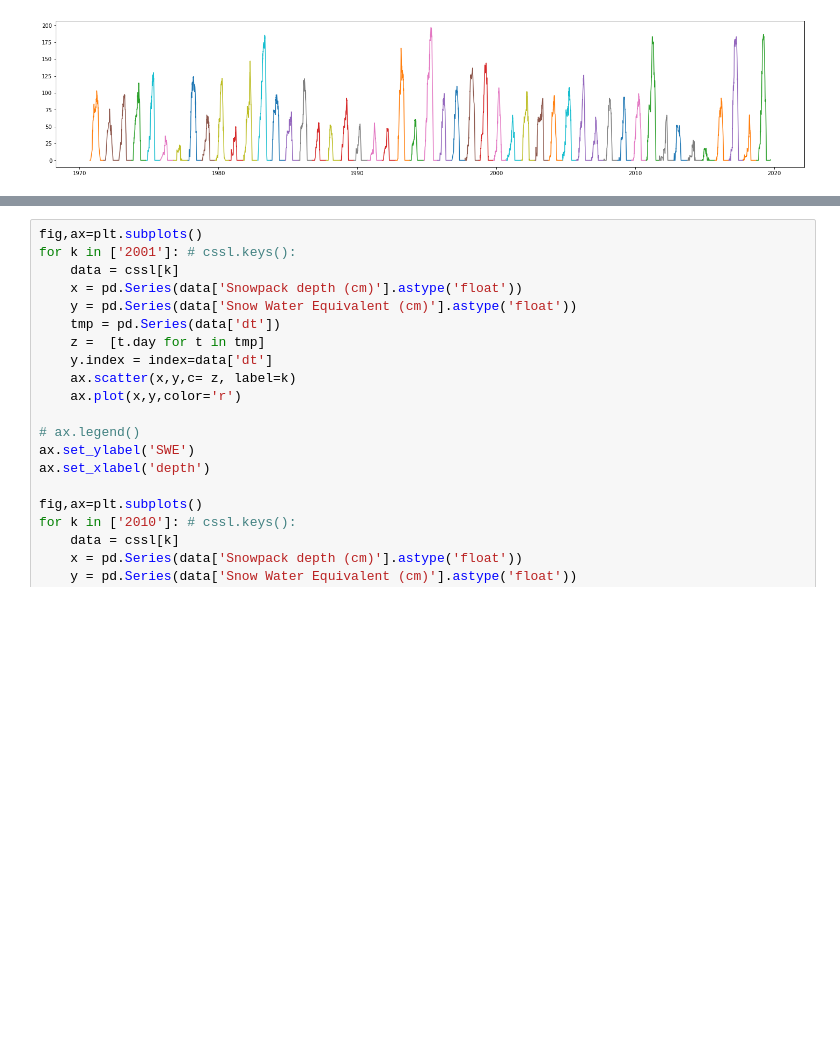
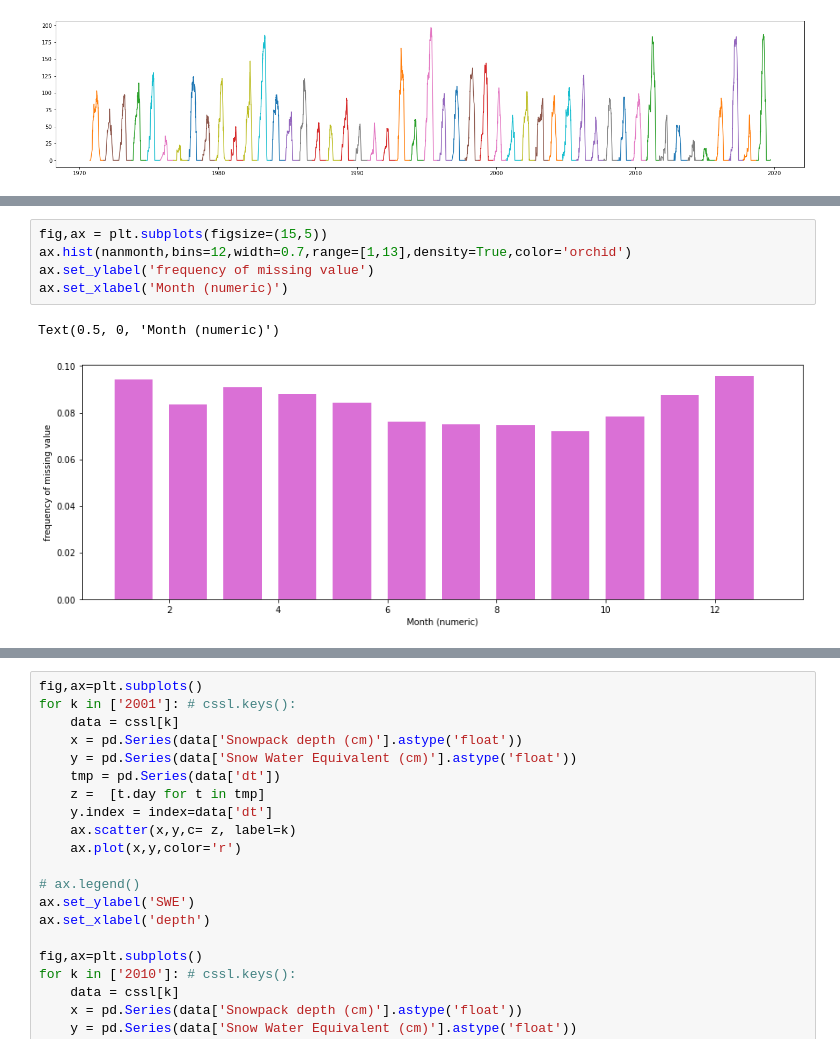
Before and after one commit to mariannecowherd/CSSLtimeseries, a Jupyter notebook: scripts/cssldata.ipynb, the cells around one changed output, grey strips where cells are left out. Cells and saved outputs as stored; diff of their text form; blank space fills up the shorter version.

```diff
--- a/scripts/cssldata.ipynb
+++ b/scripts/cssldata.ipynb
@@ -53,0 +249,8 @@ for i in range(2,len(datakeys)-2):
+# %%
+fig,ax = plt.subplots(figsize=(15,5))
+ax.hist(nanmonth,bins=12,width=0.7,range=[1,13],density=True,color='orchid')
+ax.set_ylabel('frequency of missing value')
+ax.set_xlabel('Month (numeric)')
+# %% [output]
+Text(0.5, 0, 'Month (numeric)')
+[figure, added]
```
Also changed, not shown: parts of 51 cells of this notebook, 8 other files.
